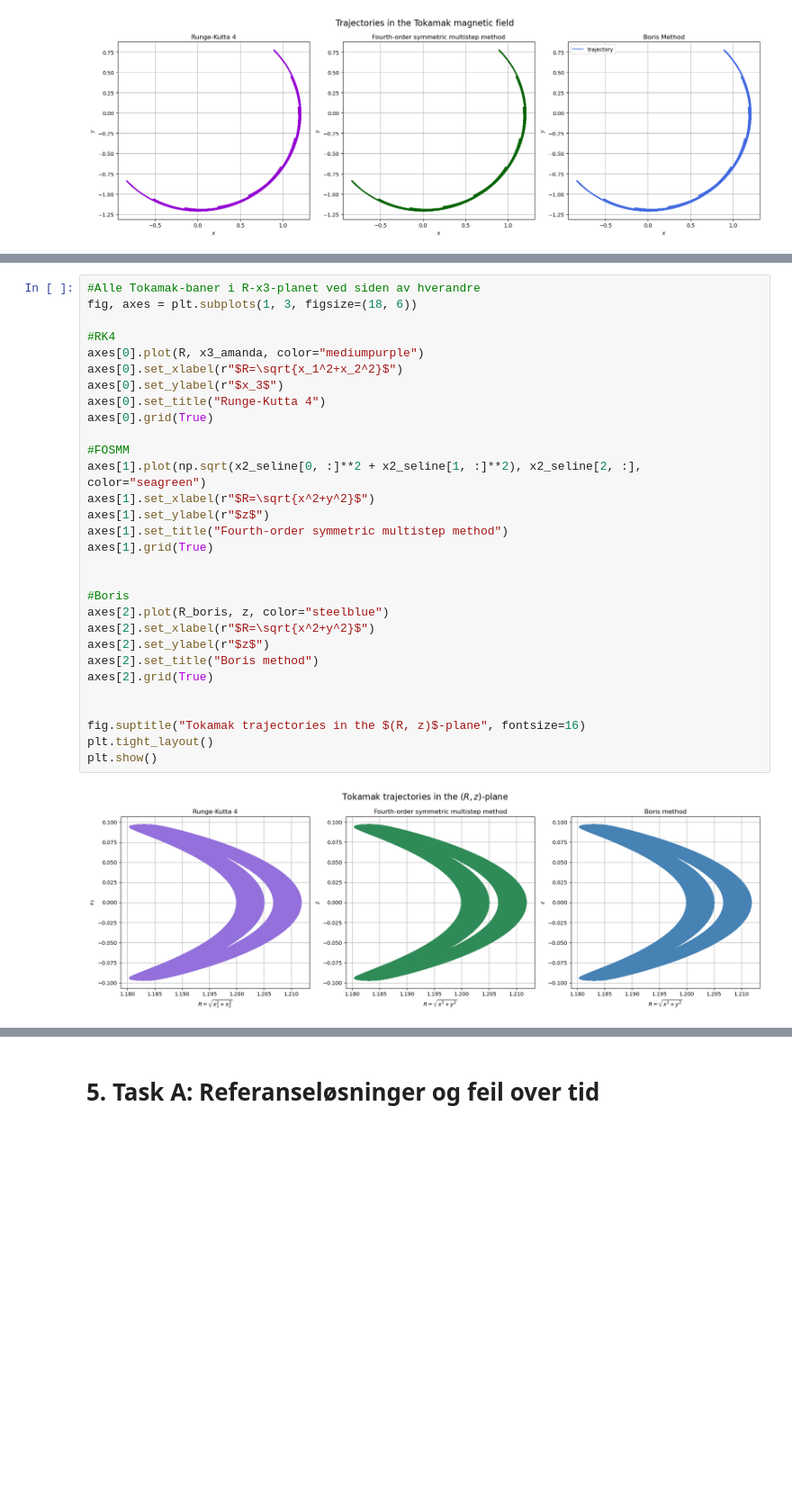
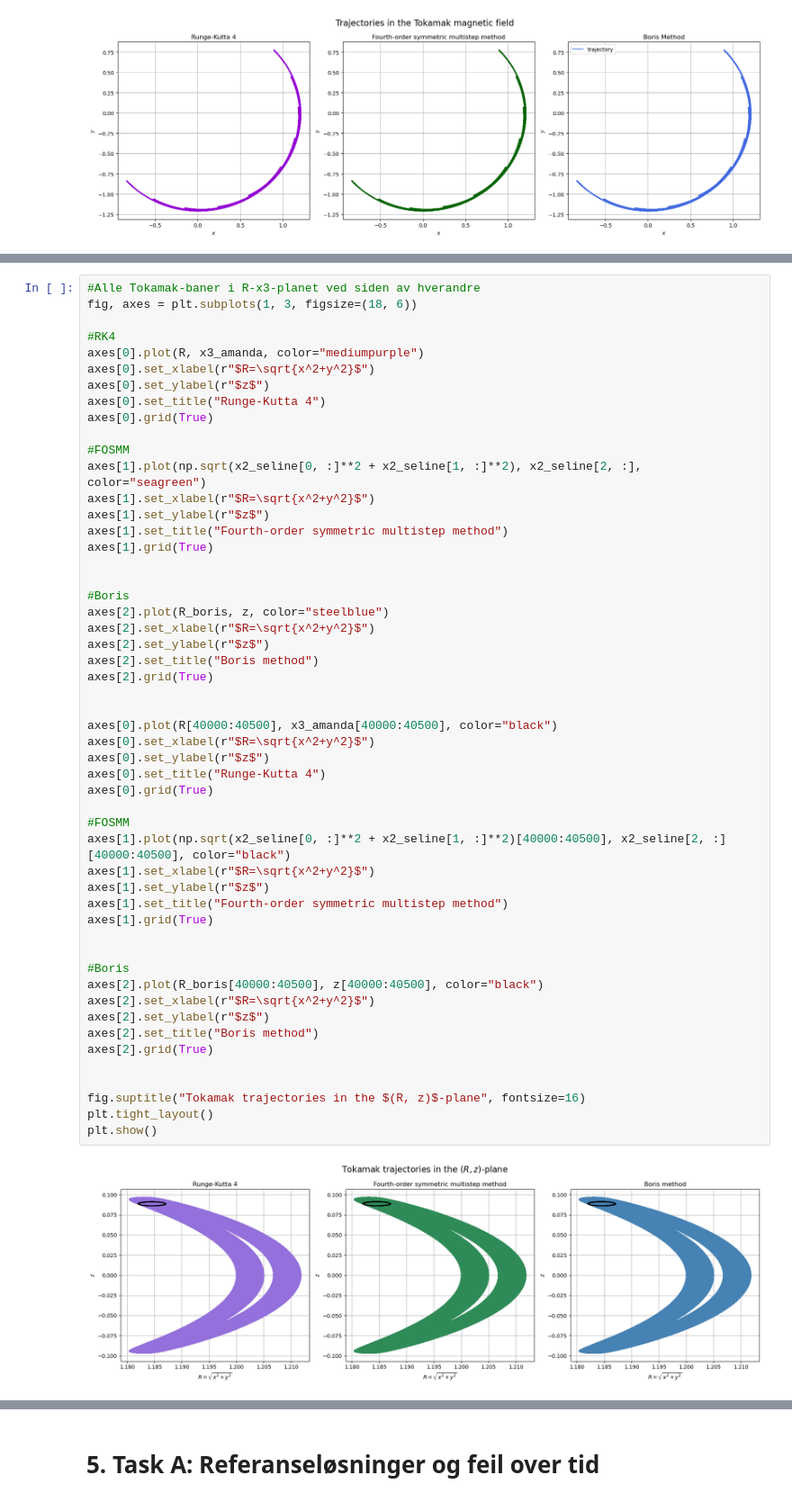
Before and after one commit to emilieklaussen/Nummat-prosjekt-2, a Jupyter notebook: prosjekt2_sortert.ipynb, the cells around one changed output, grey strips where cells are left out. Shown at 90% size. Cells and saved outputs as stored; diff of their text form; blank space fills up the shorter version.

Commit message:
small fixes and a few new zoomed in plots

```diff
--- a/prosjekt2_sortert.ipynb
+++ b/prosjekt2_sortert.ipynb
@@ -418,32 +447,54 @@ plt.show()
 # %%
 #Alle Tokamak-baner i R-x3-planet ved siden av hverandre
 fig, axes = plt.subplots(1, 3, figsize=(18, 6))
 
 #RK4
 axes[0].plot(R, x3_amanda, color="mediumpurple")
-axes[0].set_xlabel(r"$R=\sqrt{x_1^2+x_2^2}$")
-axes[0].set_ylabel(r"$x_3$")
+axes[0].set_xlabel(r"$R=\sqrt{x^2+y^2}$")
+axes[0].set_ylabel(r"$z$")
 axes[0].set_title("Runge-Kutta 4")
 axes[0].grid(True)
 
 #FOSMM
 axes[1].plot(np.sqrt(x2_seline[0, :]**2 + x2_seline[1, :]**2), x2_seline[2, :], color="seagreen")
 axes[1].set_xlabel(r"$R=\sqrt{x^2+y^2}$")
 axes[1].set_ylabel(r"$z$")
 axes[1].set_title("Fourth-order symmetric multistep method")
 axes[1].grid(True)
 
 
 #Boris
 axes[2].plot(R_boris, z, color="steelblue")
 axes[2].set_xlabel(r"$R=\sqrt{x^2+y^2}$")
 axes[2].set_ylabel(r"$z$")
 axes[2].set_title("Boris method")
 axes[2].grid(True)
 
 
+axes[0].plot(R[40000:40500], x3_amanda[40000:40500], color="black")
+axes[0].set_xlabel(r"$R=\sqrt{x^2+y^2}$")
+axes[0].set_ylabel(r"$z$")
+axes[0].set_title("Runge-Kutta 4")
+axes[0].grid(True)
+
+#FOSMM
+axes[1].plot(np.sqrt(x2_seline[0, :]**2 + x2_seline[1, :]**2)[40000:40500], x2_seline[2, :][40000:40500], color="black")
+axes[1].set_xlabel(r"$R=\sqrt{x^2+y^2}$")
+axes[1].set_ylabel(r"$z$")
+axes[1].set_title("Fourth-order symmetric multistep method")
+axes[1].grid(True)
+
+
+#Boris
+axes[2].plot(R_boris[40000:40500], z[40000:40500], color="black")
+axes[2].set_xlabel(r"$R=\sqrt{x^2+y^2}$")
+axes[2].set_ylabel(r"$z$")
+axes[2].set_title("Boris method")
+axes[2].grid(True)
+
+
 fig.suptitle("Tokamak trajectories in the $(R, z)$-plane", fontsize=16)
 plt.tight_layout()
 plt.show()
 # %% [output]
-[figure, old version]
+[figure, new version]
```
Also changed, not shown: parts of 14 cells of this notebook.
